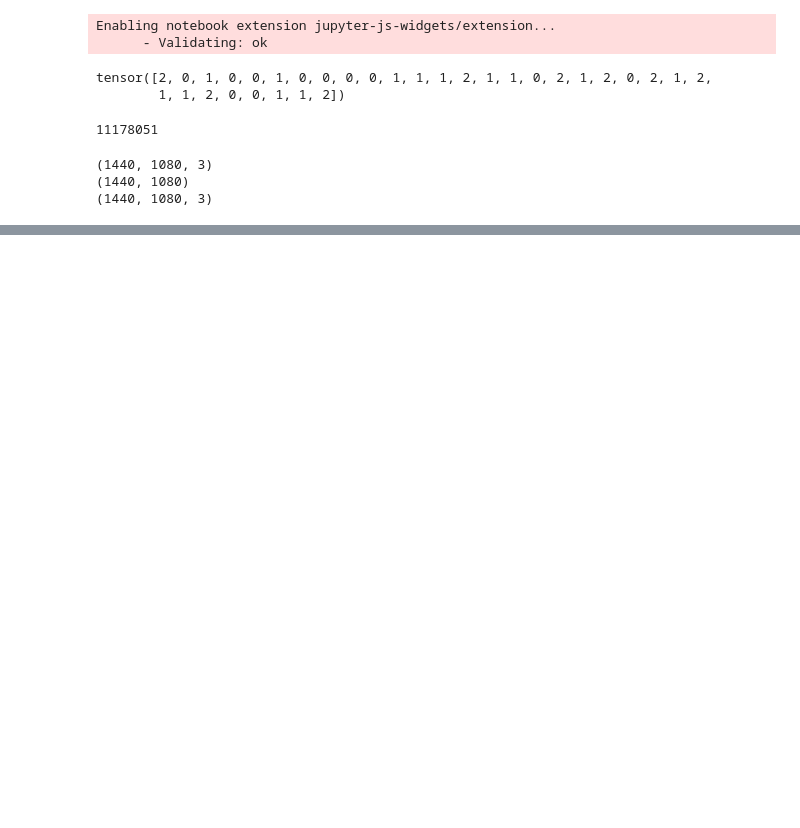
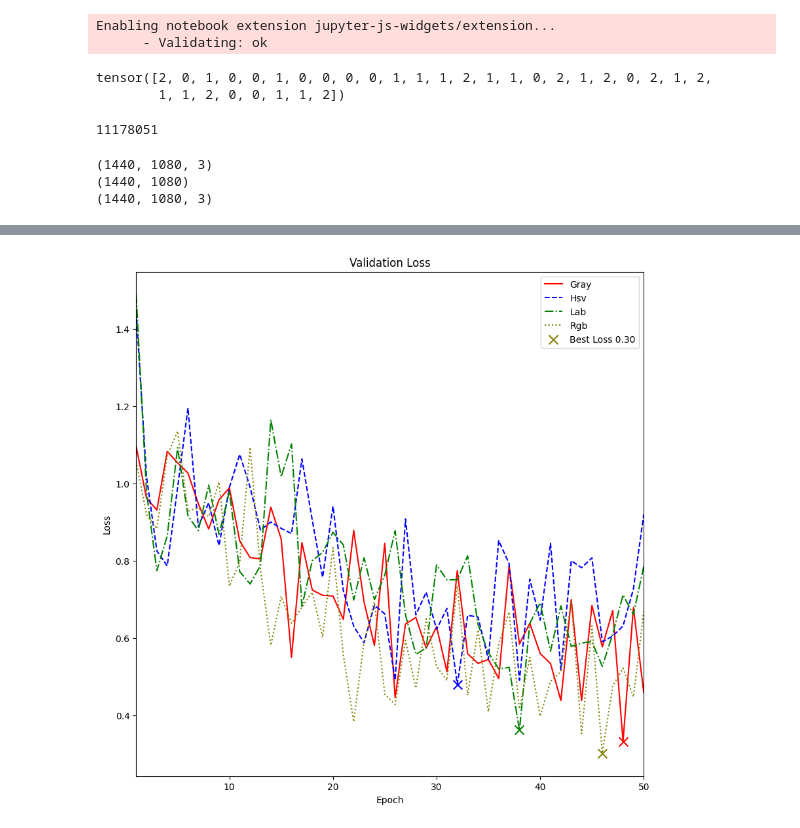
Before and after one commit to shirsho-12/cs4243_threat_detection, a Jupyter notebook: prototyper.ipynb, the cells around one changed output, grey strips where cells are left out. Saved outputs shown, nothing was run; the diff lists cells and outputs as text; code cells hidden in the pictures; blank space fills up the shorter version.

Commit message:
images + minor bug fix

```diff
--- a/prototyper.ipynb
+++ b/prototyper.ipynb
@@ -262,3 +262,11 @@ print(img.shape)
 from scripts.triplet_trainer import runner
 
 trainer = runner()
+# %%
+import matplotlib.pyplot as plt
+import numpy as np
+
+file = open('resnet_18.txt', 'r')
+lines = file.readlines()
+for i in range(5):
+    print(lines[i])
@@ -264,0 +342,32 @@ trainer = runner()
+# %%
+
+fig, ax = plt.subplots(1, 1, figsize=(10, 10))
+
+colors = ['red', 'blue', 'green', 'olive', 'purple', 'black', 'pink', 'brown', 'gray', 'olive', 'cyan']
+linestyles = ['-', '--', '-.', ':', '-', '--', '-.', ':', '-', '--', '-.']
+for idx, color_space in enumerate(['gray', 'hsv', 'lab', 'rgb']):
+    val_losses = []
+    train_losses = []
+    val_acc = []
+
+    for i in range(50):
+        val_losses.append(result_dict[color_space][str(i)][0])
+        train_losses.append(result_dict[color_space][str(i)][1])
+        val_acc.append(result_dict[color_space][str(i)][2])
+    ax.plot(range(1, len(val_losses) + 1), val_losses, label=f'{color_space.title()}', color=colors[idx], linestyle=linestyles[idx])
+
+    if idx == 3:
+        plt.scatter(val_losses.index(min(val_losses)) + 1, min(val_losses), marker='x', color=colors[idx], s=100, label=f'Best Loss {min(val_losses):.2f}')
+    else:
+        plt.scatter(val_losses.index(min(val_losses)) + 1, min(val_losses), marker='x', color=colors[idx], s=100)
+
+    ax.set_title('Validation Loss')
+    ax.set_xlabel('Epoch')
+    ax.set_ylabel('Loss')
+    ax.set_xlim(1, 50)
+
+
+ax.legend()
+plt.show()
+# %% [output]
+[figure, added]
```
Also changed, not shown: parts of 12 cells of this notebook, 13 other files.
